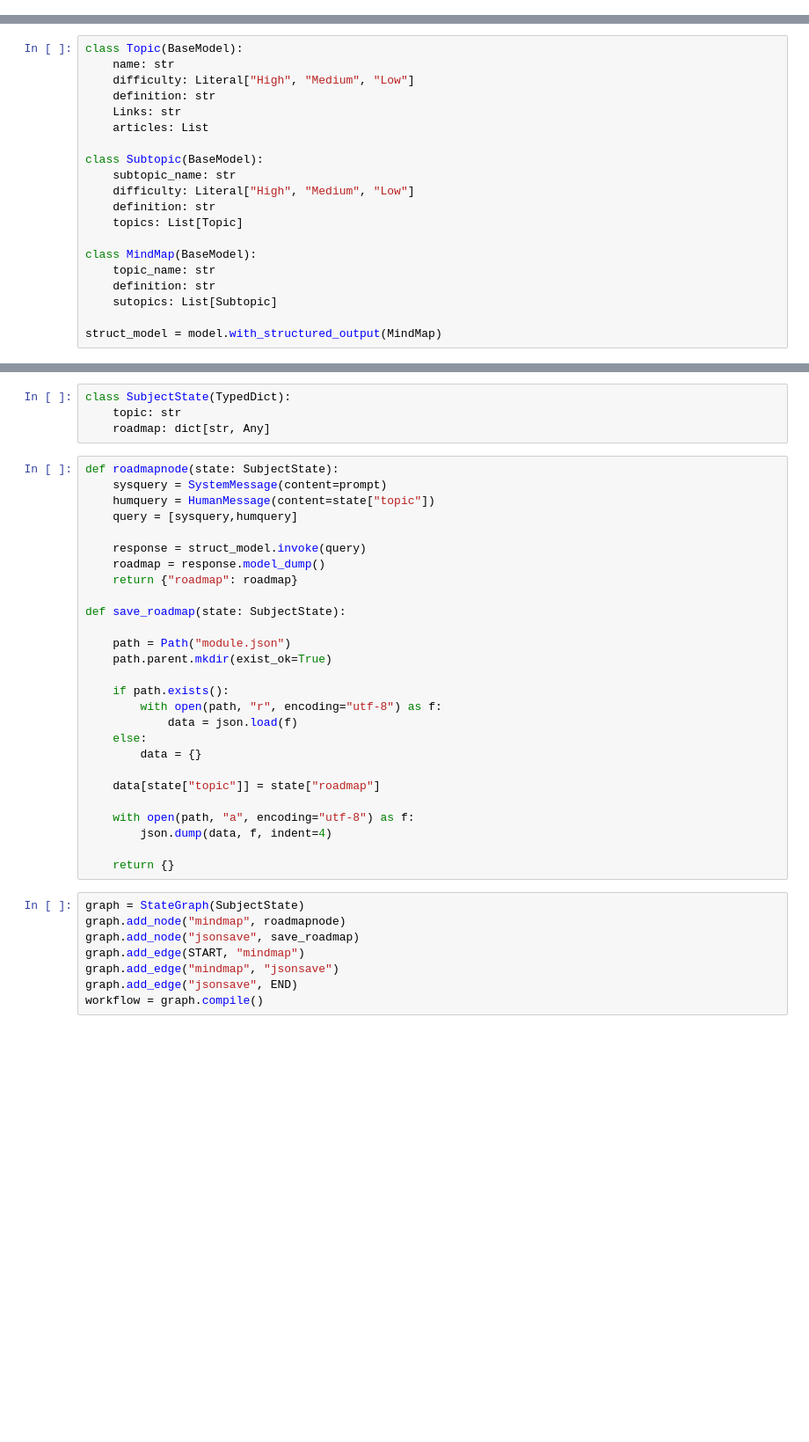
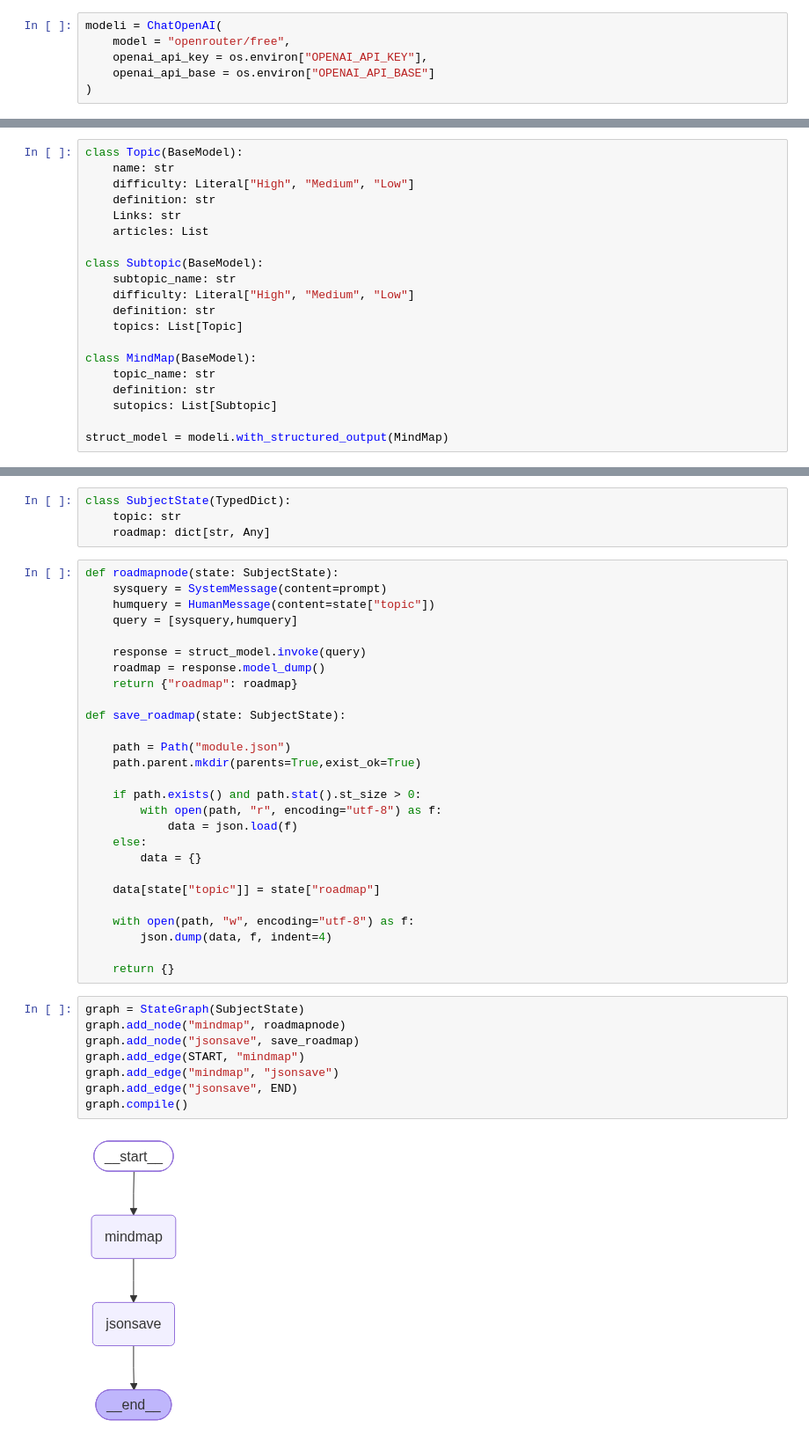
Before and after one commit to Future7dev/LearnXYZ, a Jupyter notebook: test.ipynb, the cells around one changed output, grey strips where cells are left out. Shown at 88% size. Saved outputs shown, nothing was run; the diff lists cells and outputs as text; blank space fills up the shorter version.

Commit message:
modified base model

```diff
--- a/test.ipynb
+++ b/test.ipynb
@@ -33 +63,7 @@ model = ChatGoogleGenerativeAI(
+# %%
+modeli = ChatOpenAI(
+    model = "openrouter/free",
+    openai_api_key = os.environ["OPENAI_API_KEY"],
+    openai_api_base = os.environ["OPENAI_API_BASE"]
+)
 # %%
@@ -57,7 +100,7 @@ class MindMap(BaseModel):
     definition: str
     sutopics: List[Subtopic]
 
-struct_model = model.with_structured_output(MindMap)
+struct_model = modeli.with_structured_output(MindMap)
 # %%
 resp = struct_model.invoke("generate a learning roadmap of Machine Learning")
 print(resp)
@@ -128,9 +171,9 @@ def roadmapnode(state: SubjectState):
 def save_roadmap(state: SubjectState):
 
     path = Path("module.json")
-    path.parent.mkdir(exist_ok=True)
+    path.parent.mkdir(parents=True,exist_ok=True)
 
-    if path.exists():
+    if path.exists() and path.stat().st_size > 0:
         with open(path, "r", encoding="utf-8") as f:
             data = json.load(f)
     else:
@@ -138,16 +181,18 @@ def save_roadmap(state: SubjectState):
 
     data[state["topic"]] = state["roadmap"]
 
-    with open(path, "a", encoding="utf-8") as f:
+    with open(path, "w", encoding="utf-8") as f:
         json.dump(data, f, indent=4)
 
     return {}
 # %%
 graph = StateGraph(SubjectState)
 graph.add_node("mindmap", roadmapnode)
 graph.add_node("jsonsave", save_roadmap)
 graph.add_edge(START, "mindmap")
 graph.add_edge("mindmap", "jsonsave")
 graph.add_edge("jsonsave", END)
-workflow = graph.compile()
+graph.compile()
+# %% [output]
+[figure, added]
 # %%
```
Also changed, not shown: parts of 7 cells of this notebook.
